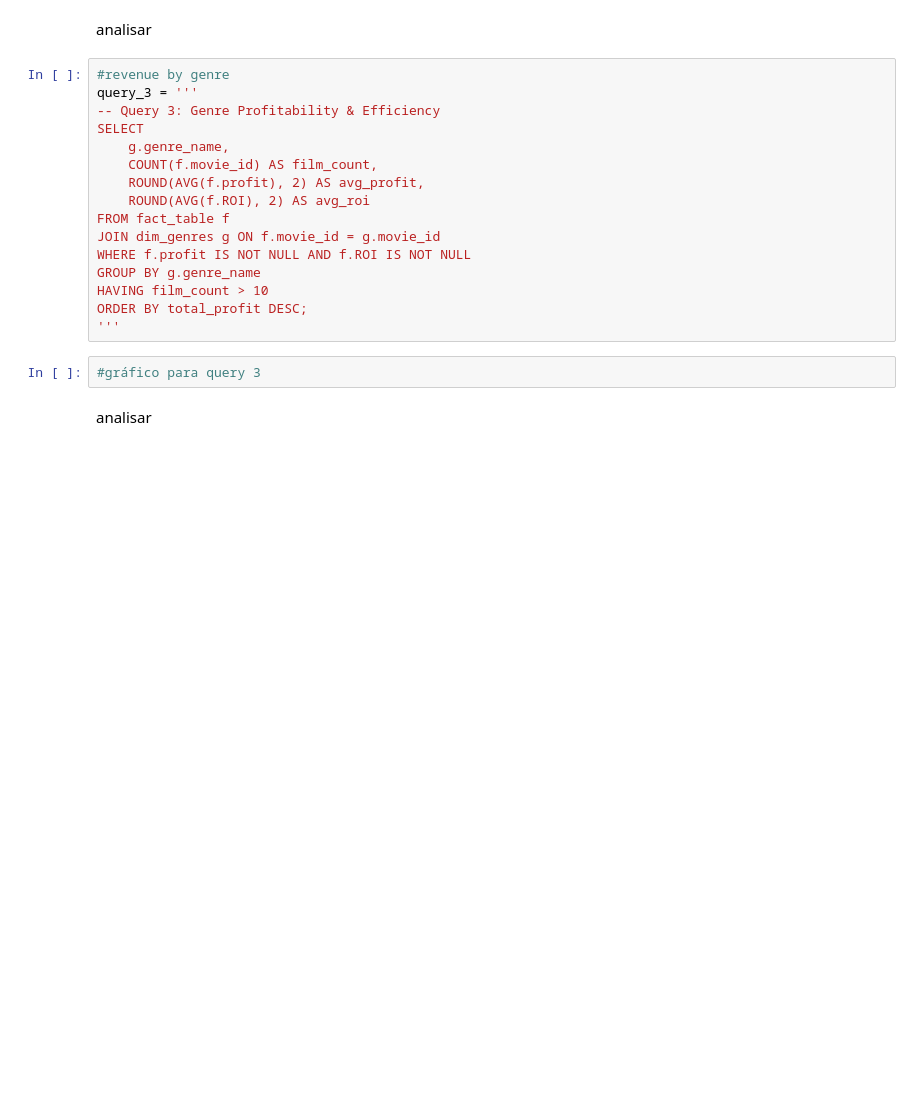
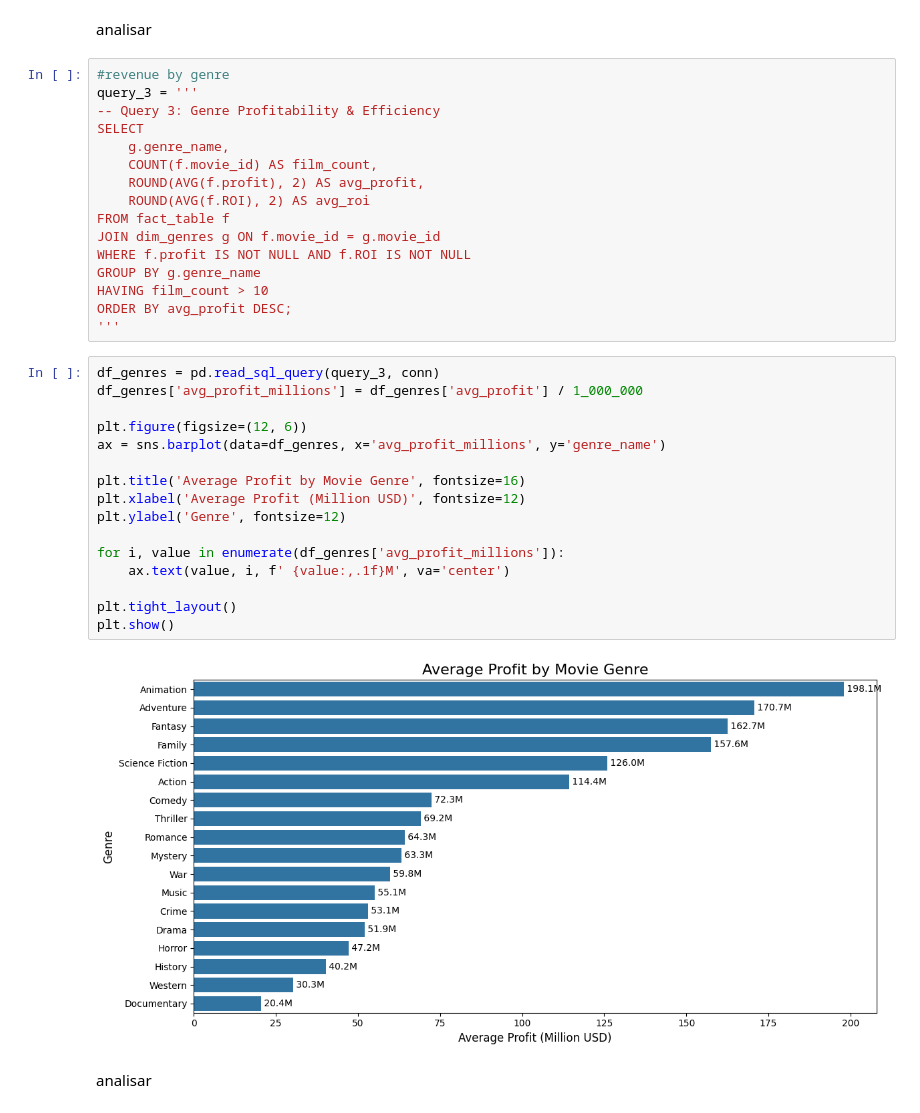
Before and after one commit to CarlotaMarto/Big_Data, a Jupyter notebook: midterm.ipynb, the cells around one changed output. Drawn from its saved outputs; the diff is of its cells as text; blank space fills up the shorter version.

```diff
--- a/midterm.ipynb
+++ b/midterm.ipynb
@@ -745,10 +741,26 @@ JOIN dim_genres g ON f.movie_id = g.movie_id
 WHERE f.profit IS NOT NULL AND f.ROI IS NOT NULL
 GROUP BY g.genre_name
 HAVING film_count > 10
-ORDER BY total_profit DESC;
+ORDER BY avg_profit DESC;
 '''
 # %%
-#gráfico para query 3
+df_genres = pd.read_sql_query(query_3, conn)
+df_genres['avg_profit_millions'] = df_genres['avg_profit'] / 1_000_000
+
+plt.figure(figsize=(12, 6))
+ax = sns.barplot(data=df_genres, x='avg_profit_millions', y='genre_name')
+
+plt.title('Average Profit by Movie Genre', fontsize=16)
+plt.xlabel('Average Profit (Million USD)', fontsize=12)
+plt.ylabel('Genre', fontsize=12)
+
+for i, value in enumerate(df_genres['avg_profit_millions']):
+    ax.text(value, i, f' {value:,.1f}M', va='center')
+
+plt.tight_layout()
+plt.show()
+# %% [output]
+[figure, added]
 # %% [markdown]
 analisar
 # %%
```
Also changed, not shown: parts of 4 cells of this notebook, 1 other file.
